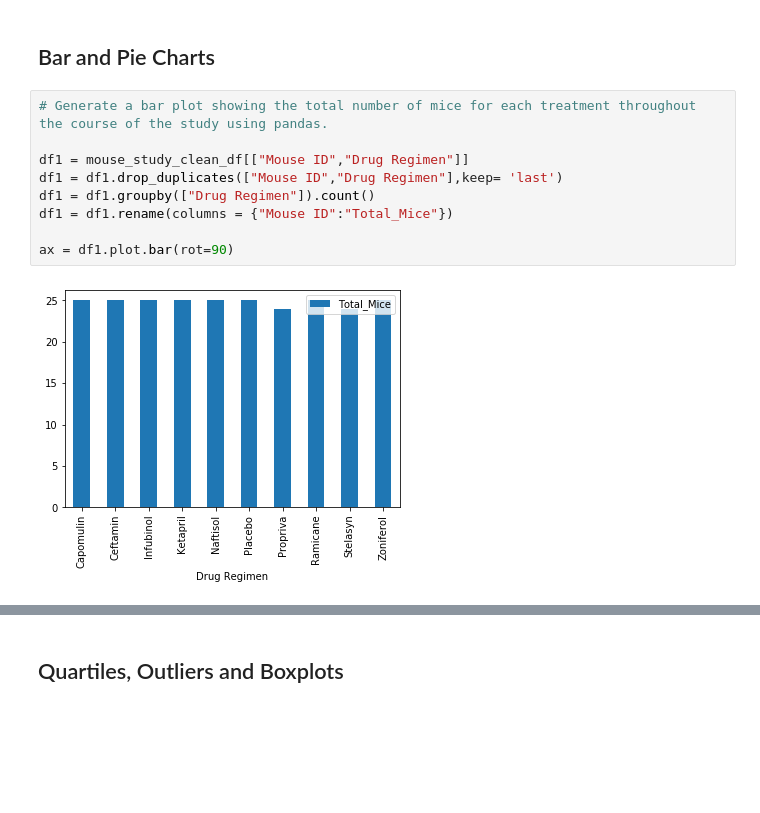
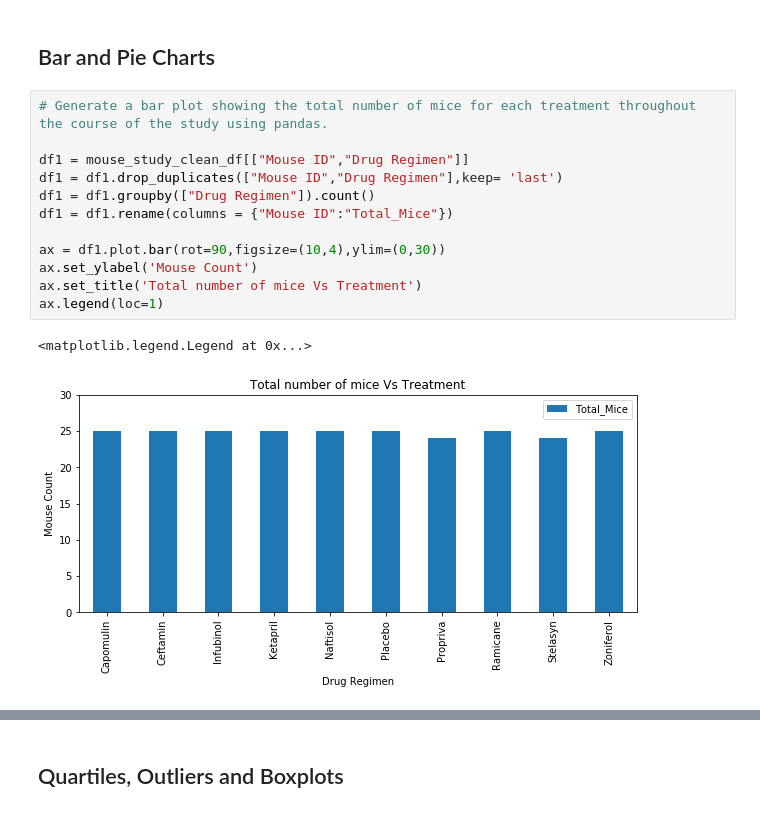
Before and after one commit to amilakanishka/Matplotlib-challenge, a Jupyter notebook: Pymaceuticals/pymaceuticals_starter.ipynb, the cells around one changed output, grey strips where cells are left out. Saved outputs shown, nothing was run; the diff lists cells and outputs as text; blank space fills up the shorter version.

```diff
--- a/Pymaceuticals/pymaceuticals_starter.ipynb
+++ b/Pymaceuticals/pymaceuticals_starter.ipynb
@@ -153,14 +153,18 @@ summary_stat_df
 # %%
 # Generate a bar plot showing the total number of mice for each treatment throughout the course of the study using pandas.
 
 df1 = mouse_study_clean_df[["Mouse ID","Drug Regimen"]]
 df1 = df1.drop_duplicates(["Mouse ID","Drug Regimen"],keep= 'last')
 df1 = df1.groupby(["Drug Regimen"]).count()
 df1 = df1.rename(columns = {"Mouse ID":"Total_Mice"})
 
-ax = df1.plot.bar(rot=90)
+ax = df1.plot.bar(rot=90,figsize=(10,4),ylim=(0,30))
+ax.set_ylabel('Mouse Count')
+ax.set_title('Total number of mice Vs Treatment')
+ax.legend(loc=1)
 # %% [output]
+<matplotlib.legend.Legend at 0x...>
-[figure, old version]
+[figure, new version]
 # %%
 # Generate a bar plot showing the total number of mice for each treatment throughout the course of the study using pyplot.
 
```
Also changed, not shown: parts of 4 cells of this notebook.
